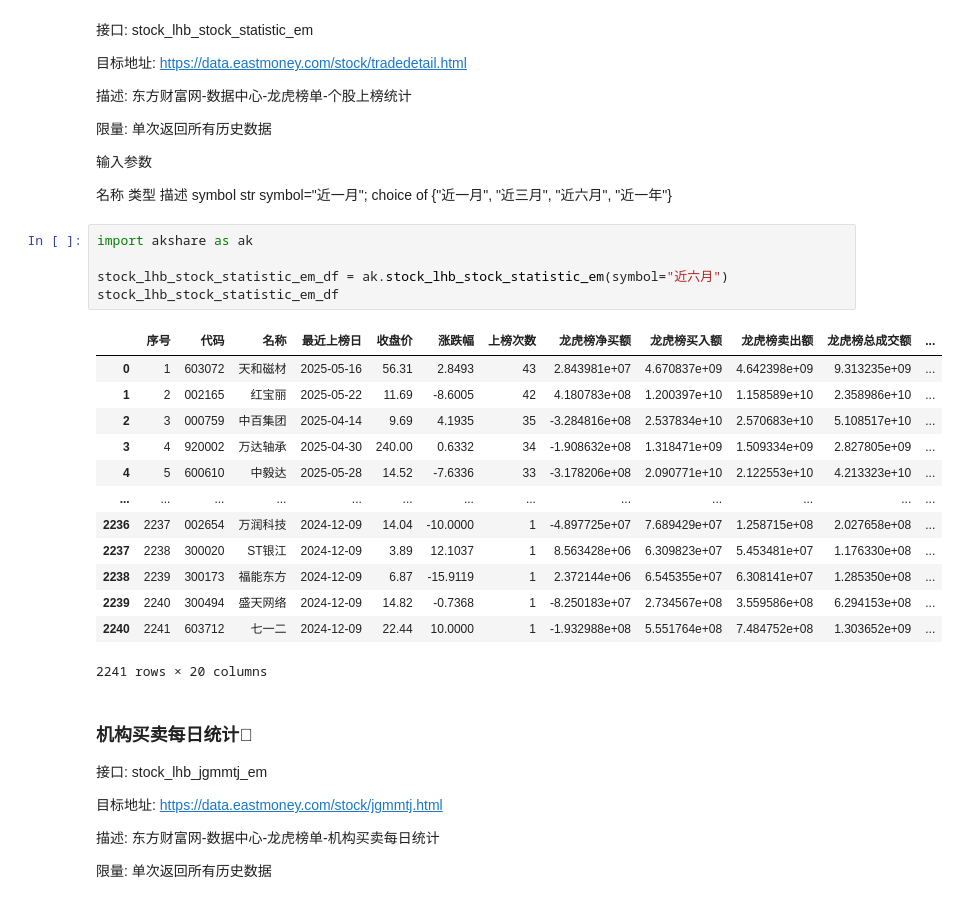
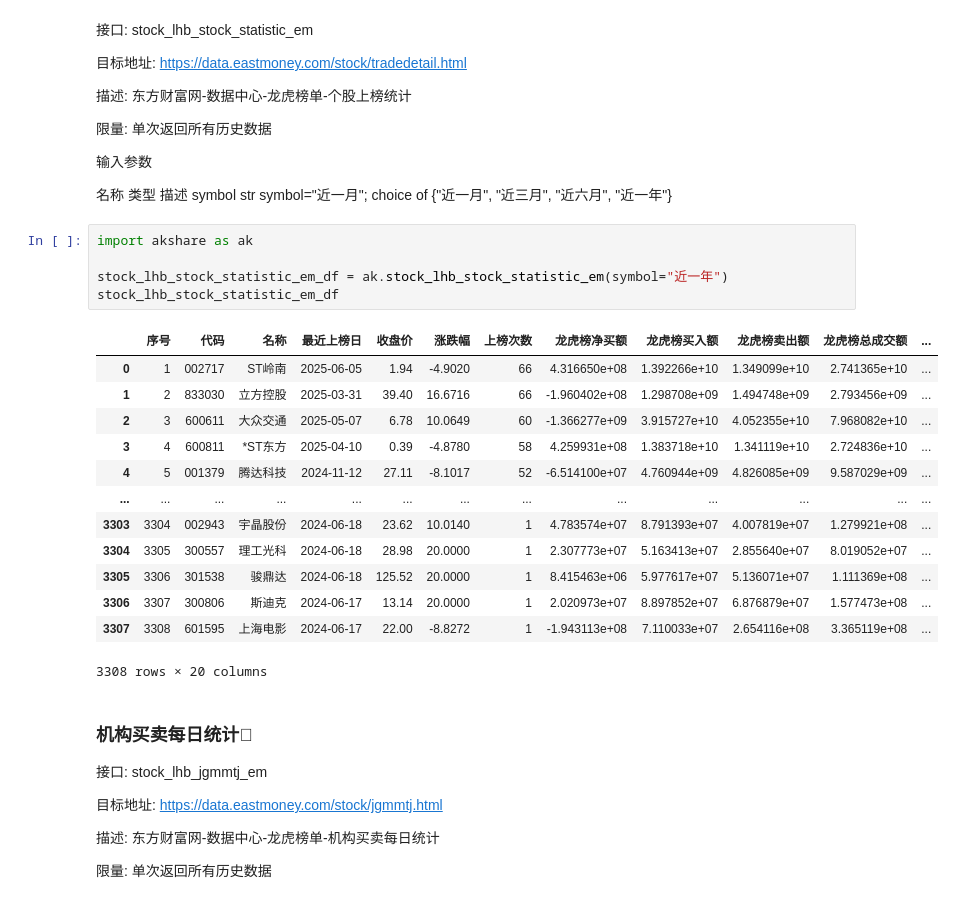
Before and after one commit to EveryFine/GeniusTradeTracker, a Jupyter notebook: tracker/app/akshare/akshare.ipynb, the cells around one changed output. Saved outputs shown, nothing was run; the diff lists cells and outputs as text.

```diff
--- a/tracker/app/akshare/akshare.ipynb
+++ b/tracker/app/akshare/akshare.ipynb
@@ -568,22 +568,22 @@ symbol	str	symbol="近一月"; choice of {"近一月", "近三月", "近六月",
 # %%
 import akshare as ak
 
-stock_lhb_stock_statistic_em_df = ak.stock_lhb_stock_statistic_em(symbol="近六月")
+stock_lhb_stock_statistic_em_df = ak.stock_lhb_stock_statistic_em(symbol="近一年")
 stock_lhb_stock_statistic_em_df
 # %% [output]
 |  | 序号 | 代码 | 名称 | 最近上榜日 | 收盘价 | 涨跌幅 | 上榜次数 | 龙虎榜净买额 | 龙虎榜买入额 | 龙虎榜卖出额 | 龙虎榜总成交额 | ... |
-| 0 | 1 | 603072 | 天和磁材 | 2025-05-16 | 56.31 | 2.8493 | 43 | 2.843981e+07 | 4.670837e+09 | 4.642398e+09 | 9.313235e+09 | ... |
-| 1 | 2 | 002165 | 红宝丽 | 2025-05-22 | 11.69 | -8.6005 | 42 | 4.180783e+08 | 1.200397e+10 | 1.158589e+10 | 2.358986e+10 | ... |
-| 2 | 3 | 000759 | 中百集团 | 2025-04-14 | 9.69 | 4.1935 | 35 | -3.284816e+08 | 2.537834e+10 | 2.570683e+10 | 5.108517e+10 | ... |
-| 3 | 4 | 920002 | 万达轴承 | 2025-04-30 | 240.00 | 0.6332 | 34 | -1.908632e+08 | 1.318471e+09 | 1.509334e+09 | 2.827805e+09 | ... |
-| 4 | 5 | 600610 | 中毅达 | 2025-05-28 | 14.52 | -7.6336 | 33 | -3.178206e+08 | 2.090771e+10 | 2.122553e+10 | 4.213323e+10 | ... |
+| 0 | 1 | 002717 | ST岭南 | 2025-06-05 | 1.94 | -4.9020 | 66 | 4.316650e+08 | 1.392266e+10 | 1.349099e+10 | 2.741365e+10 | ... |
+| 1 | 2 | 833030 | 立方控股 | 2025-03-31 | 39.40 | 16.6716 | 66 | -1.960402e+08 | 1.298708e+09 | 1.494748e+09 | 2.793456e+09 | ... |
+| 2 | 3 | 600611 | 大众交通 | 2025-05-07 | 6.78 | 10.0649 | 60 | -1.366277e+09 | 3.915727e+10 | 4.052355e+10 | 7.968082e+10 | ... |
+| 3 | 4 | 600811 | *ST东方 | 2025-04-10 | 0.39 | -4.8780 | 58 | 4.259931e+08 | 1.383718e+10 | 1.341119e+10 | 2.724836e+10 | ... |
+| 4 | 5 | 001379 | 腾达科技 | 2024-11-12 | 27.11 | -8.1017 | 52 | -6.514100e+07 | 4.760944e+09 | 4.826085e+09 | 9.587029e+09 | ... |
 | ... | ... | ... | ... | ... | ... | ... | ... | ... | ... | ... | ... | ... |
-| 2236 | 2237 | 002654 | 万润科技 | 2024-12-09 | 14.04 | -10.0000 | 1 | -4.897725e+07 | 7.689429e+07 | 1.258715e+08 | 2.027658e+08 | ... |
-| 2237 | 2238 | 300020 | ST银江 | 2024-12-09 | 3.89 | 12.1037 | 1 | 8.563428e+06 | 6.309823e+07 | 5.453481e+07 | 1.176330e+08 | ... |
-| 2238 | 2239 | 300173 | 福能东方 | 2024-12-09 | 6.87 | -15.9119 | 1 | 2.372144e+06 | 6.545355e+07 | 6.308141e+07 | 1.285350e+08 | ... |
-| 2239 | 2240 | 300494 | 盛天网络 | 2024-12-09 | 14.82 | -0.7368 | 1 | -8.250183e+07 | 2.734567e+08 | 3.559586e+08 | 6.294153e+08 | ... |
-| 2240 | 2241 | 603712 | 七一二 | 2024-12-09 | 22.44 | 10.0000 | 1 | -1.932988e+08 | 5.551764e+08 | 7.484752e+08 | 1.303652e+09 | ... |
+| 3303 | 3304 | 002943 | 宇晶股份 | 2024-06-18 | 23.62 | 10.0140 | 1 | 4.783574e+07 | 8.791393e+07 | 4.007819e+07 | 1.279921e+08 | ... |
+| 3304 | 3305 | 300557 | 理工光科 | 2024-06-18 | 28.98 | 20.0000 | 1 | 2.307773e+07 | 5.163413e+07 | 2.855640e+07 | 8.019052e+07 | ... |
+| 3305 | 3306 | 301538 | 骏鼎达 | 2024-06-18 | 125.52 | 20.0000 | 1 | 8.415463e+06 | 5.977617e+07 | 5.136071e+07 | 1.111369e+08 | ... |
+| 3306 | 3307 | 300806 | 斯迪克 | 2024-06-17 | 13.14 | 20.0000 | 1 | 2.020973e+07 | 8.897852e+07 | 6.876879e+07 | 1.577473e+08 | ... |
+| 3307 | 3308 | 601595 | 上海电影 | 2024-06-17 | 22.00 | -8.8272 | 1 | -1.943113e+08 | 7.110033e+07 | 2.654116e+08 | 3.365119e+08 | ... |
-2241 rows × 20 columns
+3308 rows × 20 columns
 # %% [markdown]
 ### 机构买卖每日统计
 
```
Also changed, not shown: parts of 1 cell of this notebook, 7 other files.
